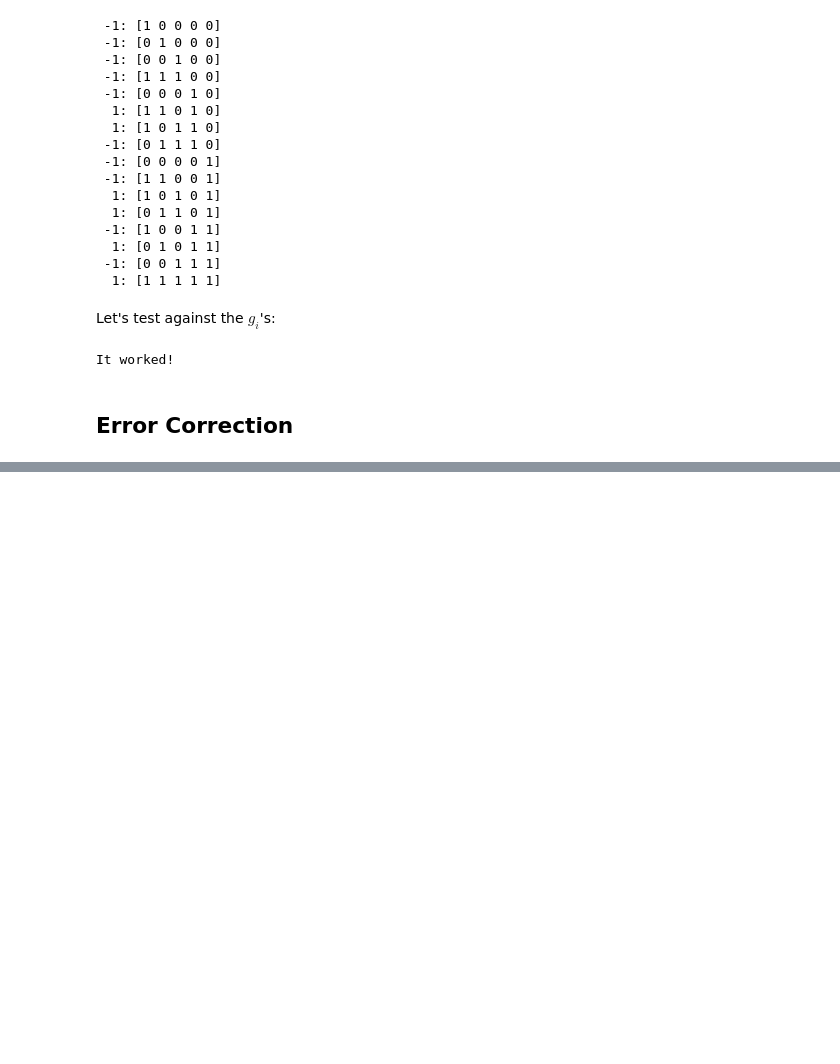
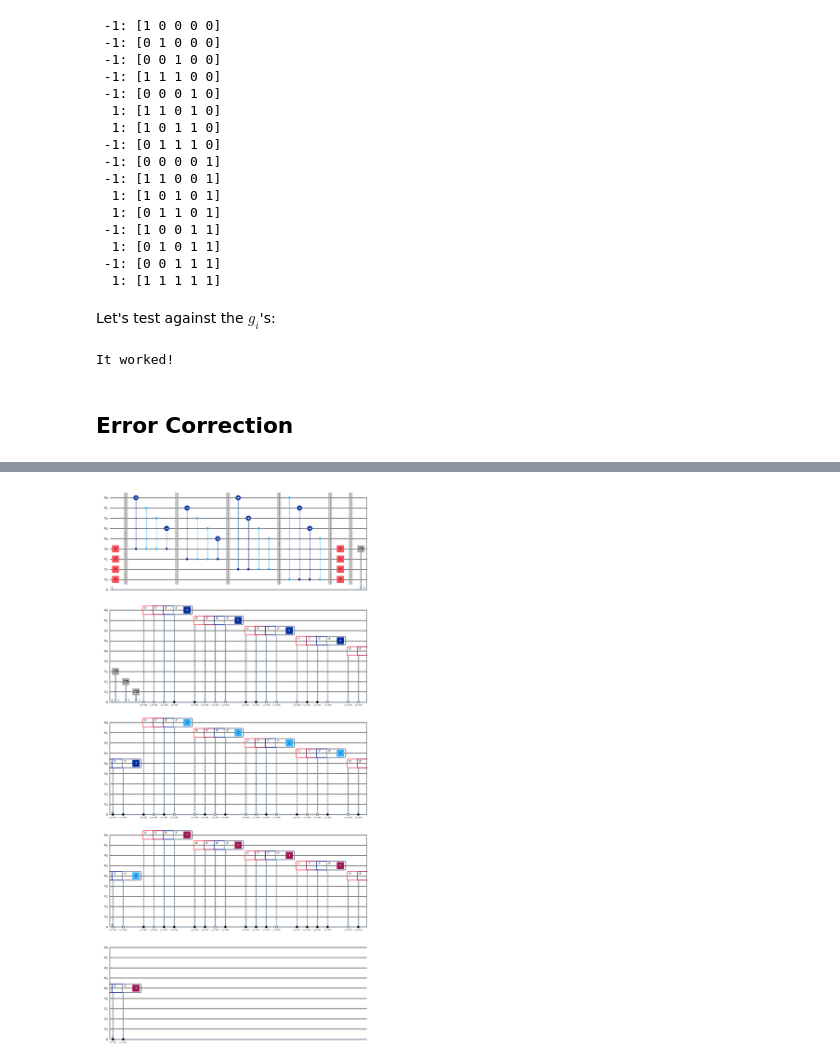
Before and after one commit to lrfinotti/five-qubit-quatum-code, a Jupyter notebook: five-qubit-code.ipynb, the cells around one changed output, grey strips where cells are left out. Drawn from its saved outputs; the diff is of its cells as text; code cells hidden in the pictures; blank space fills up the shorter version.

```diff
--- a/five-qubit-code.ipynb
+++ b/five-qubit-code.ipynb
@@ -237,0 +279,15 @@ code_circuit.add_register(syndromes)
+# %%
+n_qubits = len(g_gates_str[0])
+n_syndromes = len(g_gates_str)
+
+decode_dict = {}
+
+for qubit_error in ["x", "z", "y"]:  # possible errors
+    for i in range(n_qubits):  # qubit for the error
+        syndrome = [0] * n_syndromes
+        for j, gi in enumerate(g_gates_str):  # gates
+            # print(gi, qubit_error, i, j)
+            if gi[i] not in [qubit_error, "i"]:
+                syndrome[j] = 1
+        decode_dict[(qubit_error, i)] = syndrome
+        print(f"{qubit_error}_{i}: {syndrome}")
@@ -237,0 +328,33 @@ code_circuit.add_register(syndromes)
+# %%
+code_test = code_circuit.copy()
+# %%
+# for error, values in decode_dict.items():
+#     with code_circuit.if_test((syndromes[0], values[0])):
+#         with code_circuit.if_test((syndromes[1], values[1])):
+#             with code_circuit.if_test((syndromes[2], values[2])):
+#                 with code_circuit.if_test((syndromes[3], values[3])):
+#                     if error[0] == "x":
+#                         code_circuit.x(error[1])
+#                     elif error[0] == "z":
+#                         code_circuit.z(error[1])
+#                     elif error[0] == "y":
+#                         code_circuit.y(error[1])
+
+def add_5_qubit_correction(circuit, qubits, syndromes):
+    for error, values in decode_dict.items():
+        with circuit.if_test((syndromes[0], values[0])):
+            with circuit.if_test((syndromes[1], values[1])):
+                with circuit.if_test((syndromes[2], values[2])):
+                    with circuit.if_test((syndromes[3], values[3])):
+                        if error[0] == "x":
+                            circuit.x(qubits[error[1]])
+                        elif error[0] == "z":
+                            circuit.z(qubits[error[1]])
+                        elif error[0] == "y":
+                            circuit.y(qubits[error[1]])
+
+add_5_qubit_correction(code_test, code_test.qubits[0:5], code_test.clbits)
+
+code_test.draw("mpl")
+# %% [output]
+[figure, added]
```
Also changed, not shown: parts of 32 cells of this notebook, 2 other files.
